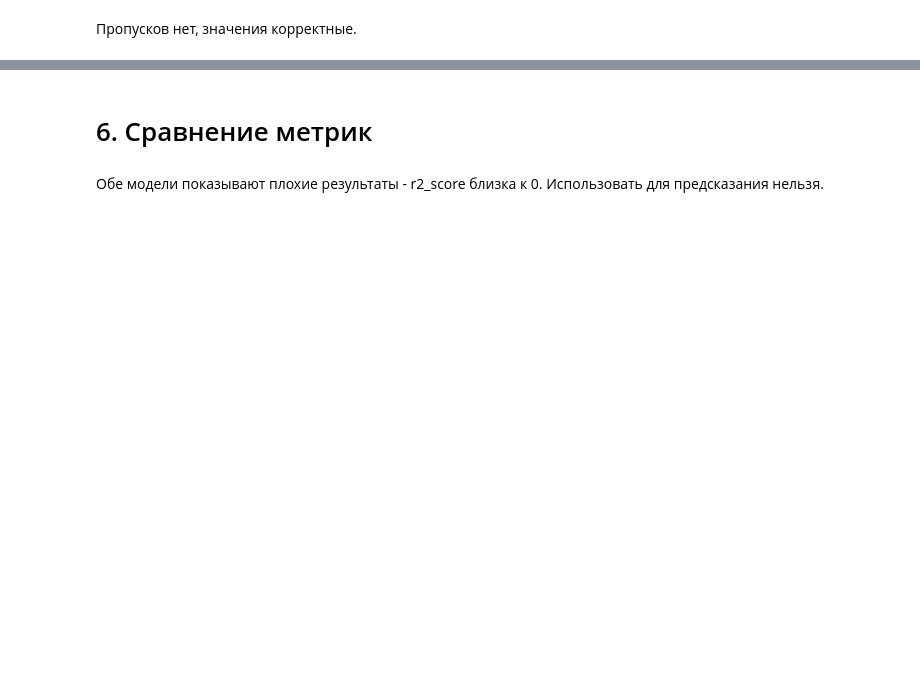
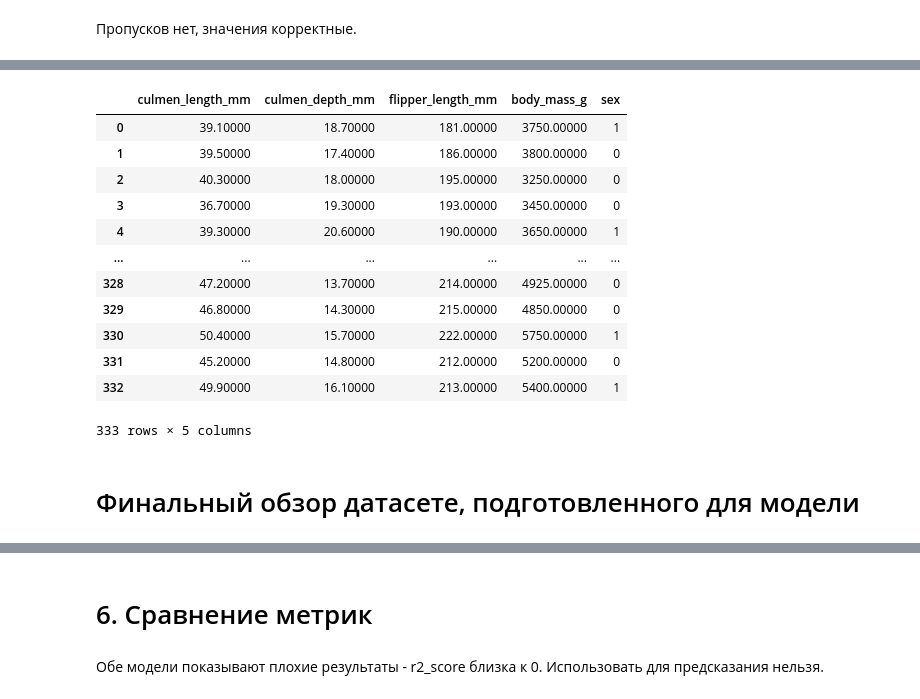
Before and after one commit to igel2000/ml-inno-hw, a Jupyter notebook: 3. Machine Learning/3.11. Кластеризация k-means /k-means clustering.ipynb, the cells around one changed output, grey strips where cells are left out. Saved outputs shown, nothing was run; the diff lists cells and outputs as text; code cells hidden in the pictures; blank space fills up the shorter version.

```diff
--- a/3. Machine Learning/3.11. Кластеризация k-means /k-means clustering.ipynb
+++ b/3. Machine Learning/3.11. Кластеризация k-means /k-means clustering.ipynb
@@ -1243,0 +1294,21 @@ dataset_df_MaxAbsScaler = MaxAbsScaler().fit_transform(dataset_df[params["num_co
+# %%
+from sklearn.preprocessing import LabelEncoder
+dataset_df["sex"] = LabelEncoder().fit_transform(dataset_df["sex"])
+# %%
+dataset_df
+# %% [output]
+|  | culmen_length_mm | culmen_depth_mm | flipper_length_mm | body_mass_g | sex |
+| 0 | 39.10000 | 18.70000 | 181.00000 | 3750.00000 | 1 |
+| 1 | 39.50000 | 17.40000 | 186.00000 | 3800.00000 | 0 |
+| 2 | 40.30000 | 18.00000 | 195.00000 | 3250.00000 | 0 |
+| 3 | 36.70000 | 19.30000 | 193.00000 | 3450.00000 | 0 |
+| 4 | 39.30000 | 20.60000 | 190.00000 | 3650.00000 | 1 |
+| ... | ... | ... | ... | ... | ... |
+| 328 | 47.20000 | 13.70000 | 214.00000 | 4925.00000 | 0 |
+| 329 | 46.80000 | 14.30000 | 215.00000 | 4850.00000 | 0 |
+| 330 | 50.40000 | 15.70000 | 222.00000 | 5750.00000 | 1 |
+| 331 | 45.20000 | 14.80000 | 212.00000 | 5200.00000 | 0 |
+| 332 | 49.90000 | 16.10000 | 213.00000 | 5400.00000 | 1 |
+333 rows × 5 columns
+# %% [markdown]
+# Финальный обзор датасете, подготовленного для модели
```
Also changed, not shown: parts of 64 cells of this notebook, 2 other files.
